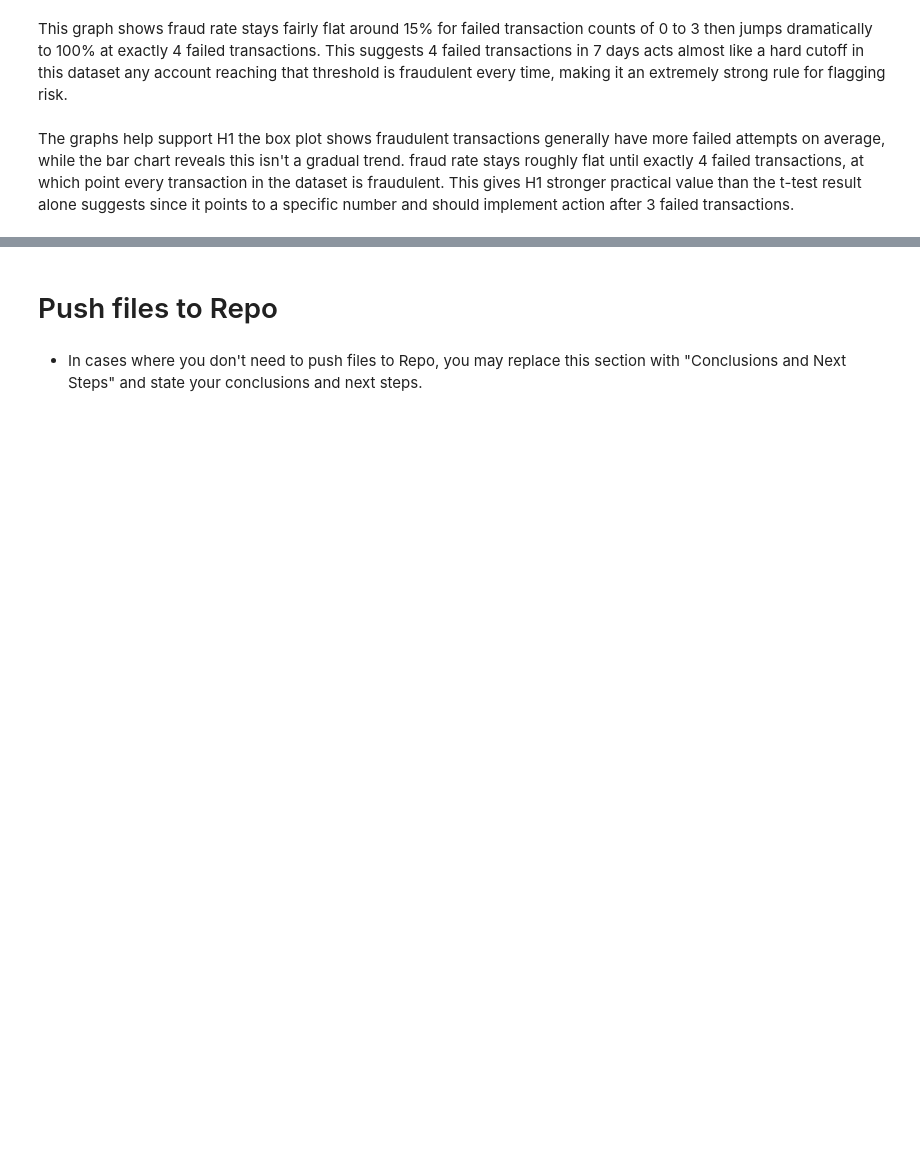
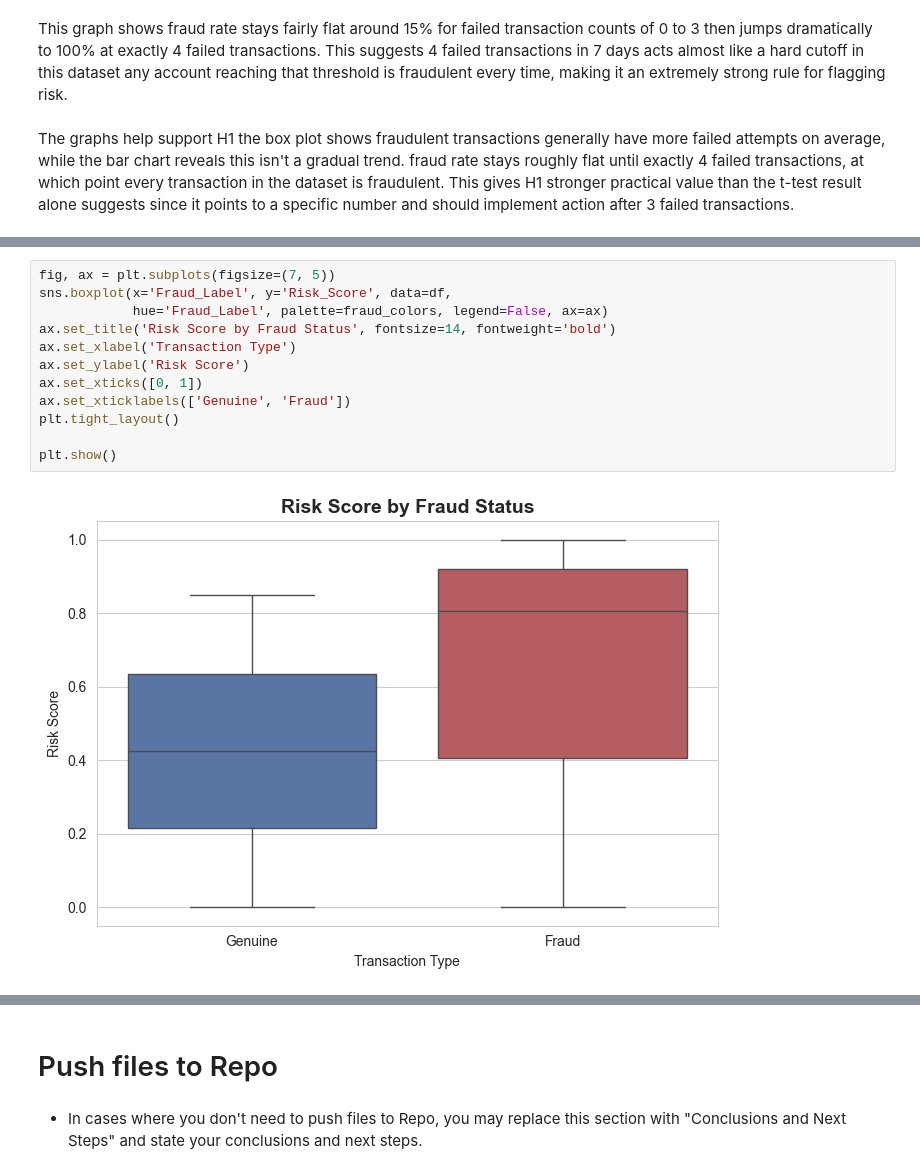
Before and after one commit to navmann99/Fraud-Analysis, a Jupyter notebook: jupyter_notebooks/03-DataVisualisation.ipynb, the cells around one changed output, grey strips where cells are left out. Drawn from its saved outputs; the diff is of its cells as text; blank space fills up the shorter version.

Commit message:
h4 and h5 visualisations

```diff
--- a/jupyter_notebooks/03-DataVisualisation.ipynb
+++ b/jupyter_notebooks/03-DataVisualisation.ipynb
@@ -131,0 +136,14 @@ The graphs help support H1 the box plot shows fraudulent transactions generally
+# %%
+fig, ax = plt.subplots(figsize=(7, 5))
+sns.boxplot(x='Fraud_Label', y='Risk_Score', data=df,
+            hue='Fraud_Label', palette=fraud_colors, legend=False, ax=ax)
+ax.set_title('Risk Score by Fraud Status', fontsize=14, fontweight='bold')
+ax.set_xlabel('Transaction Type')
+ax.set_ylabel('Risk Score')
+ax.set_xticks([0, 1])
+ax.set_xticklabels(['Genuine', 'Fraud'])
+plt.tight_layout()
+
+plt.show()
+# %% [output]
+[figure, added]
```
Also changed, not shown: parts of 12 cells of this notebook.
